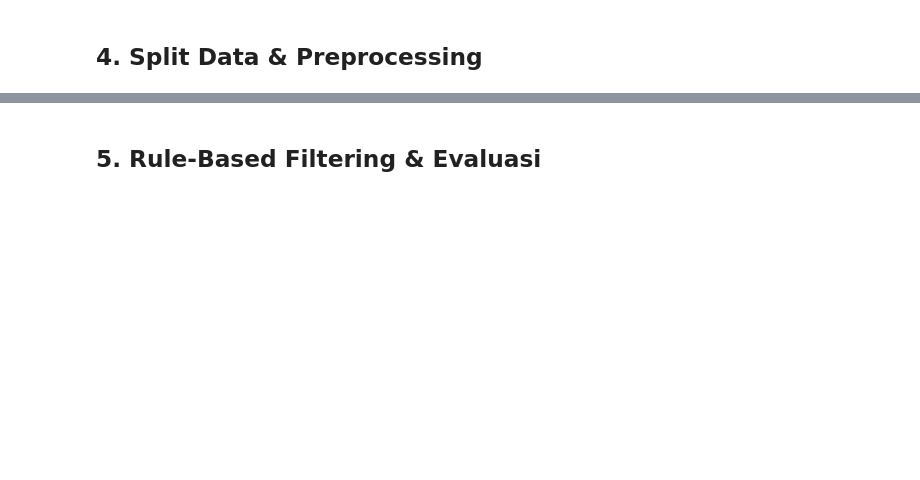
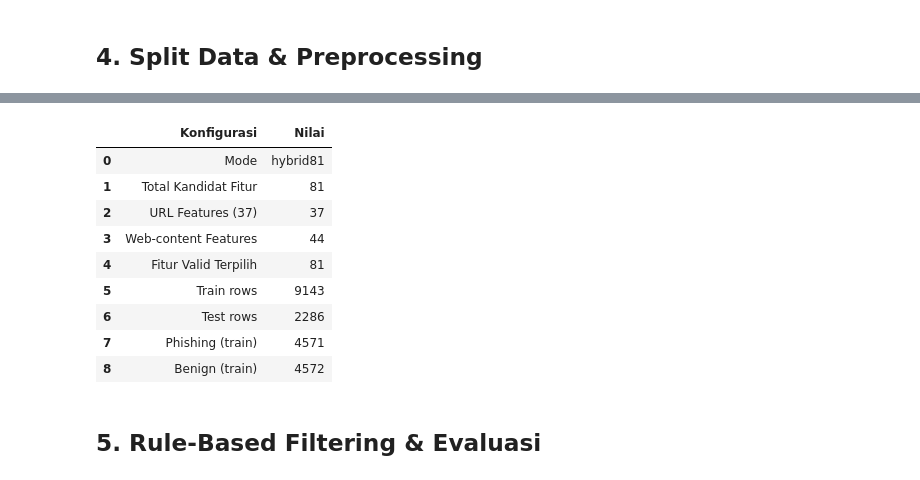
Before and after one commit to rubenmartogi/Phishing-Website-Detection-using-XGBoost-and-RFM, a Jupyter notebook: Phishing Website Detection_Models & Training.ipynb, the cells around one changed output, grey strips where cells are left out. Cells and saved outputs as stored; diff of their text form; code cells hidden in the pictures; blank space fills up the shorter version.

```diff
--- a/Phishing Website Detection_Models & Training.ipynb
+++ b/Phishing Website Detection_Models & Training.ipynb
@@ -311,3 +244,63 @@ display(df_split)
+# %%
+# Pilih mode fitur
+ACTIVE_TRAIN_FEATURES = "hybrid81"   # ganti ke "url37" untuk mode URL-only
+
+# Siapkan label
+y_all = pd.to_numeric(df[TARGET_COL], errors="coerce")
+valid_mask = y_all.notna()
+df_clean   = df.loc[valid_mask].copy()
+y_all      = y_all.loc[valid_mask].astype("int64")
+
+id_cols      = [c for c in ["url"] if c in df_clean.columns]
+all_features = [c for c in df_clean.columns if c not in [TARGET_COL] + id_cols]
+webcontent_features_44 = [c for c in all_features if c not in url_features_37]
+hybrid_features_81     = url_features_37 + webcontent_features_44
+
+feature_candidates = hybrid_features_81 if ACTIVE_TRAIN_FEATURES == "hybrid81" else url_features_37
+
+# Split 80:20 stratified
+train_idx, test_idx = train_test_split(
+    df_clean.index, test_size=TEST_SIZE, stratify=y_all, random_state=RANDOM_STATE
+)
+
+def prep_X(df_, cols, idx):
+    return df_.loc[idx].reindex(columns=cols).apply(pd.to_numeric, errors="coerce")
+
+X_train = prep_X(df_clean, feature_candidates, train_idx)
+X_test  = prep_X(df_clean, feature_candidates, test_idx)
+
+# Filter kolom yang memiliki minimal 1 nilai non-NaN di train (sesuai train_model.py)
+mask = X_train.notna().any(axis=0)
+selected_features = X_train.columns[mask.to_numpy().astype(bool)].tolist()
+
+X_train = X_train[selected_features].dropna()
+X_test  = X_test[selected_features].dropna()
+
+y_train = y_all.loc[X_train.index]
+y_test  = y_all.loc[X_test.index]
+
+webcontent_features_44_actual = [c for c in webcontent_features_44 if c in selected_features]
+
+display(pd.DataFrame({
+    "Konfigurasi": ["Mode", "Total Kandidat Fitur", "URL Features (37)",
+                    "Web-content Features", "Fitur Valid Terpilih",
+                    "Train rows", "Test rows", "Phishing (train)", "Benign (train)"],
+    "Nilai": [ACTIVE_TRAIN_FEATURES, len(feature_candidates), len(url_features_37),
+              len(webcontent_features_44_actual), len(selected_features),
+              X_train.shape[0], X_test.shape[0],
+              int(y_train.sum()), int((y_train==0).sum())]
+}))
+# %% [output]
+|  | Konfigurasi | Nilai |
+| 0 | Mode | hybrid81 |
+| 1 | Total Kandidat Fitur | 81 |
+| 2 | URL Features (37) | 37 |
+| 3 | Web-content Features | 44 |
+| 4 | Fitur Valid Terpilih | 81 |
+| 5 | Train rows | 9143 |
+| 6 | Test rows | 2286 |
+| 7 | Phishing (train) | 4571 |
+| 8 | Benign (train) | 4572 |
 # %% [markdown]
 ## 5. Rule-Based Filtering & Evaluasi
 # %%
```
Also changed, not shown: parts of 29 cells of this notebook, 32 other files.
